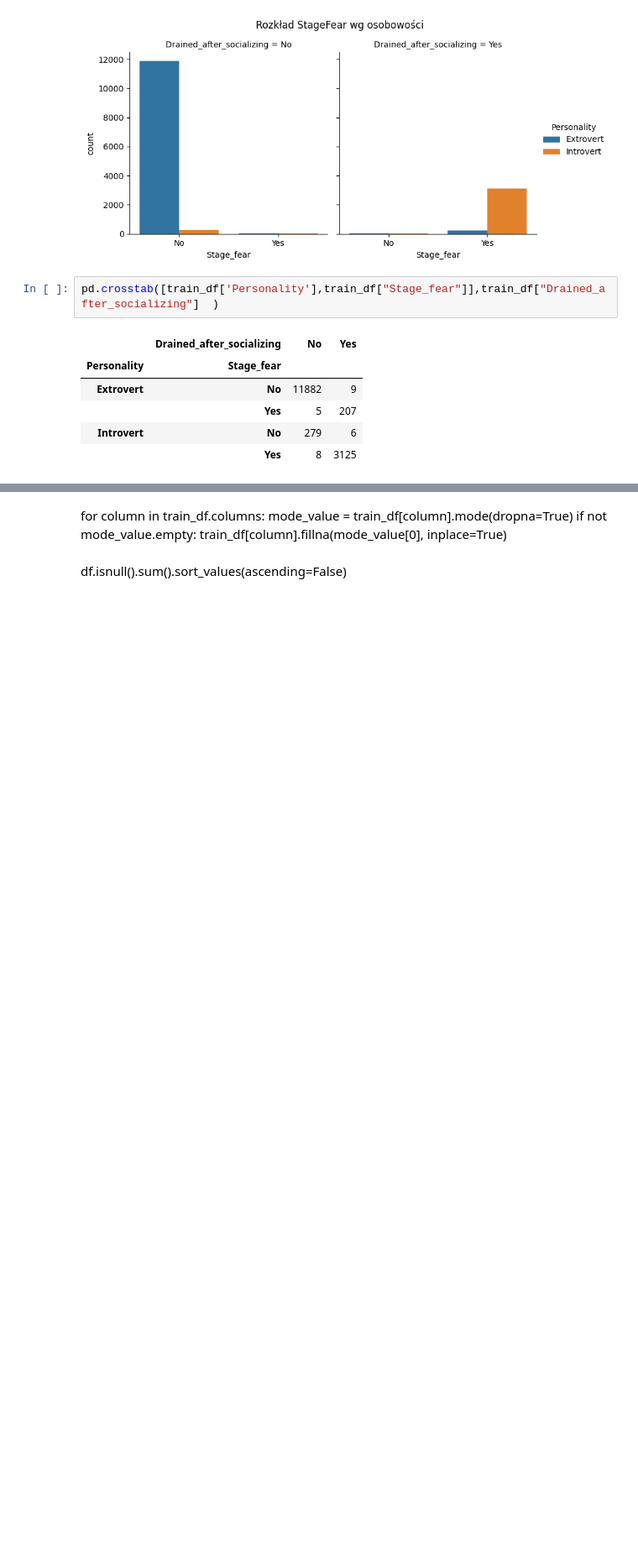
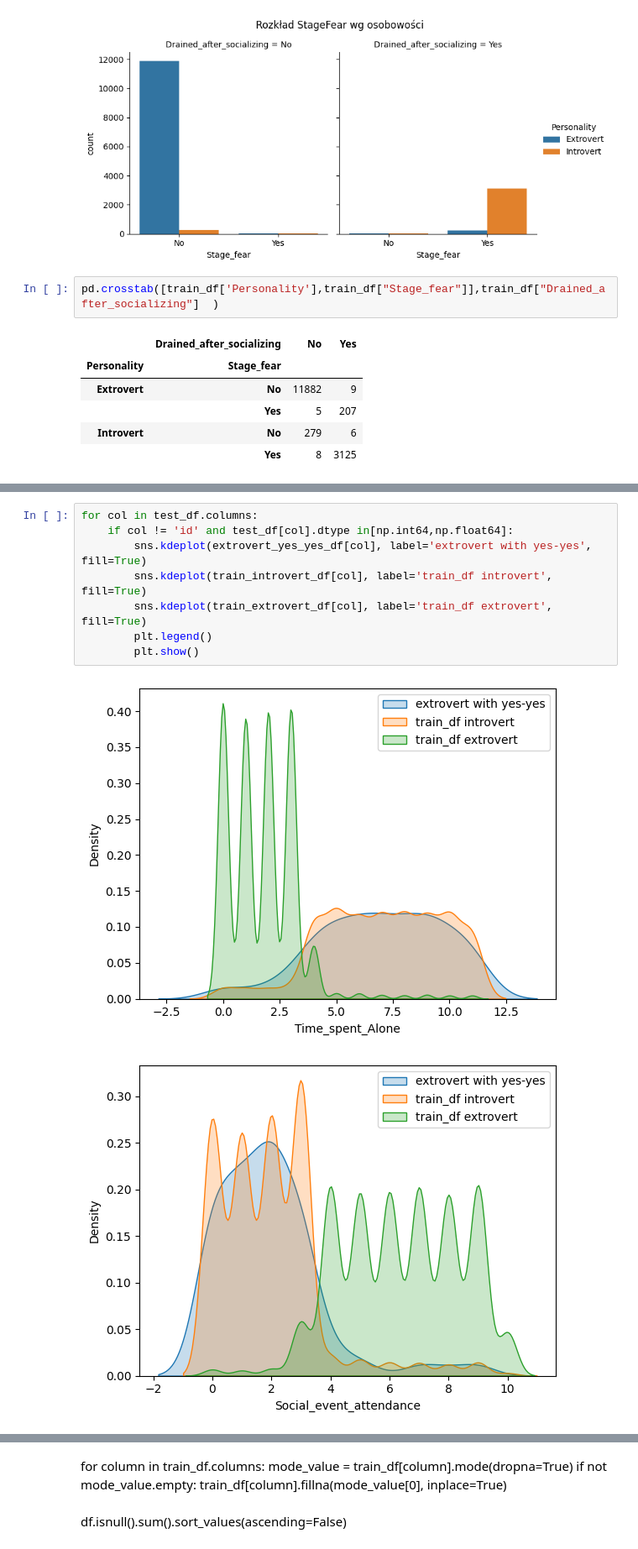
Before and after one commit to PiotrPieciak/LEARN_06_KAGGLE_Predict_Introverts, a Jupyter notebook: notebooks/01_Introverts_and_extroverts_EDA.ipynb, the cells around one changed output, grey strips where cells are left out. Shown at 84% size. Cells and saved outputs as stored; diff of their text form; blank space fills up the shorter version.

```diff
--- a/notebooks/01_Introverts_and_extroverts_EDA.ipynb
+++ b/notebooks/01_Introverts_and_extroverts_EDA.ipynb
@@ -235,0 +284,11 @@ memory usage: 720.0+ bytes
+# %%
+for col in test_df.columns:
+    if col != 'id' and test_df[col].dtype in[np.int64,np.float64]:
+        sns.kdeplot(extrovert_yes_yes_df[col], label='extrovert with yes-yes', fill=True)
+        sns.kdeplot(train_introvert_df[col], label='train_df introvert', fill=True)
+        sns.kdeplot(train_extrovert_df[col], label='train_df extrovert', fill=True)
+        plt.legend()
+        plt.show()
+# %% [output]
+[figure, added]
+[figure, added]
```
Also changed, not shown: parts of 10 cells of this notebook.
